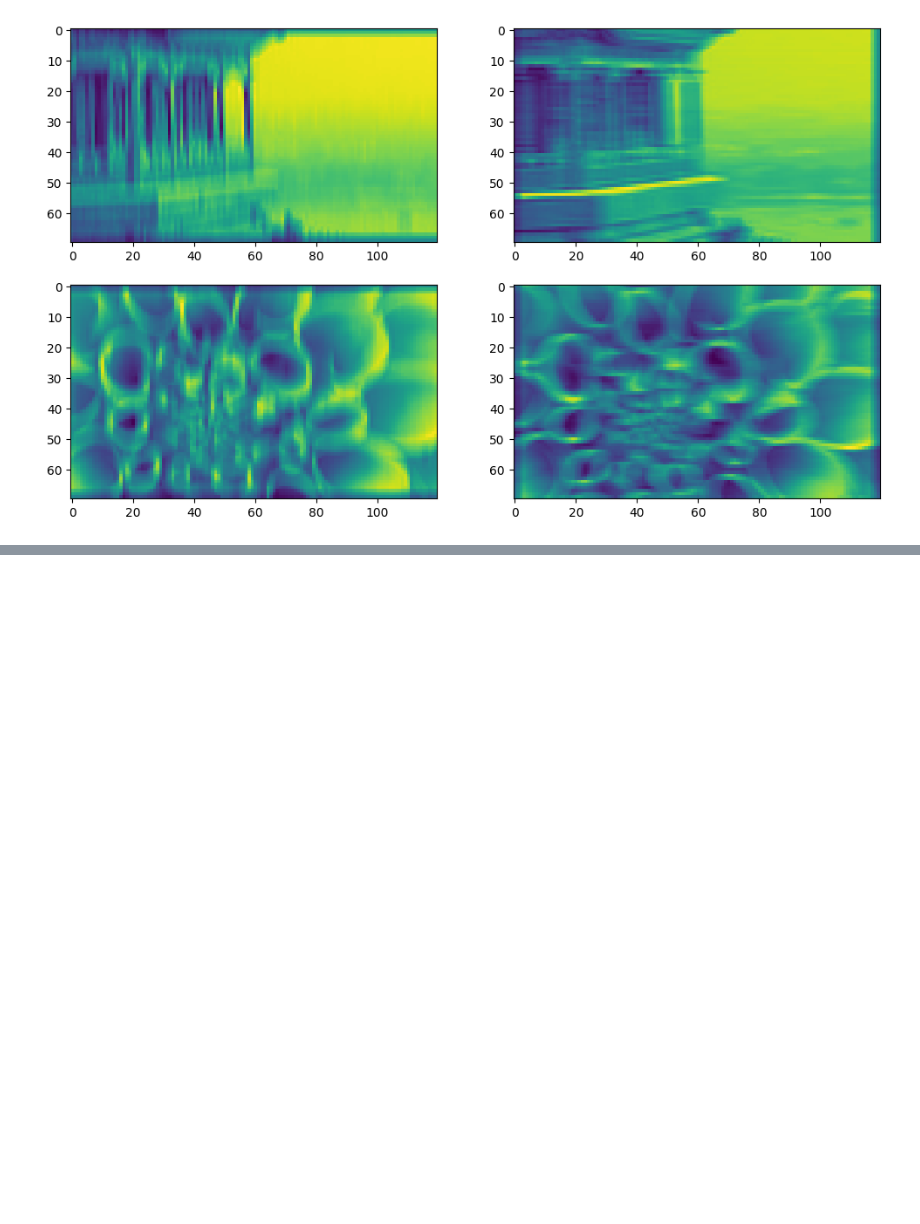
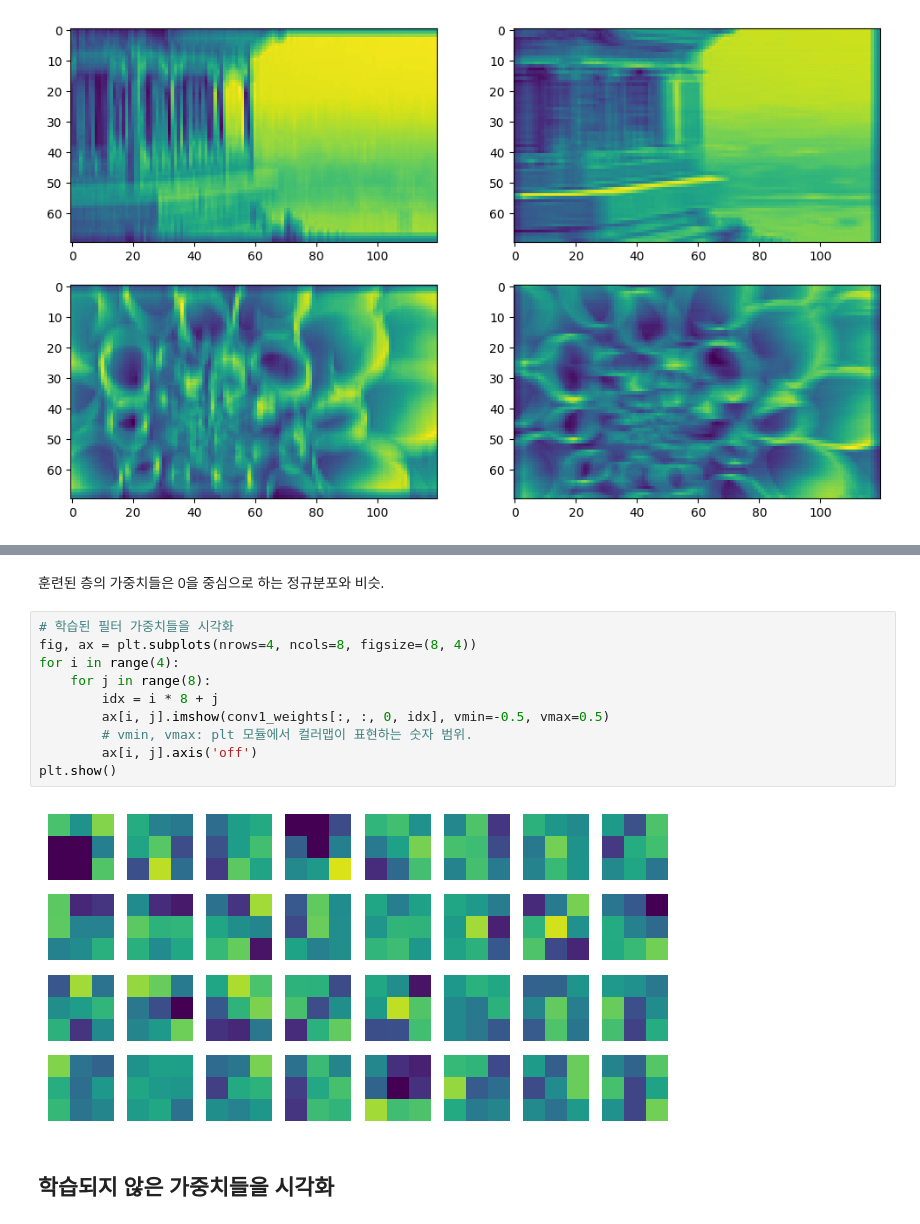
Before and after one commit to JakeOh/202505_BD50, a Jupyter notebook: lab_da/ml18_cnn.ipynb, the cells around one changed output, grey strips where cells are left out. Drawn from its saved outputs; the diff is of its cells as text; blank space fills up the shorter version.

```diff
--- a/lab_da/ml18_cnn.ipynb
+++ b/lab_da/ml18_cnn.ipynb
@@ -689,0 +783,16 @@ plt.show()
+# %% [markdown]
+훈련된 층의 가중치들은 0을 중심으로 하는 정규분포와 비슷.
+# %%
+# 학습된 필터 가중치들을 시각화
+fig, ax = plt.subplots(nrows=4, ncols=8, figsize=(8, 4))
+for i in range(4):
+    for j in range(8):
+        idx = i * 8 + j
+        ax[i, j].imshow(conv1_weights[:, :, 0, idx], vmin=-0.5, vmax=0.5)
+        # vmin, vmax: plt 모듈에서 컬러맵이 표현하는 숫자 범위.
+        ax[i, j].axis('off')
+plt.show()
+# %% [output]
+[figure, added]
+# %% [markdown]
+## 학습되지 않은 가중치들을 시각화
```
Also changed, not shown: parts of 25 cells of this notebook.
